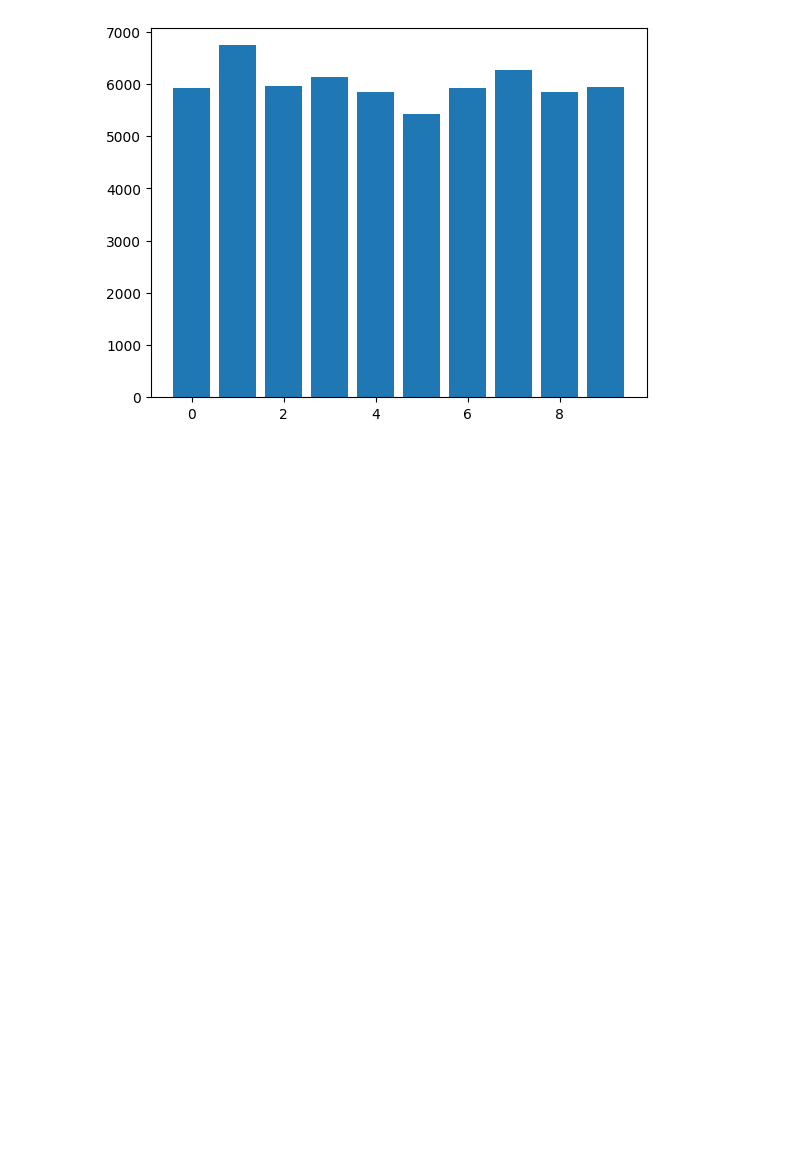
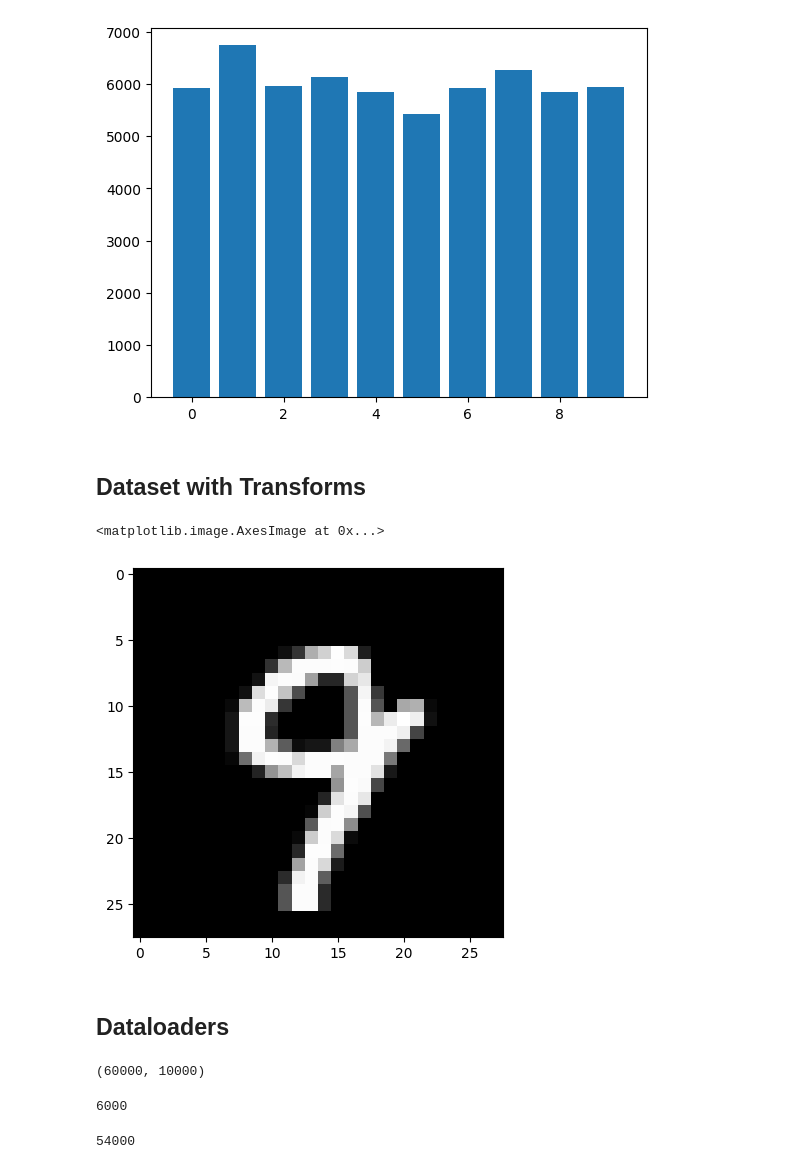
Before and after one commit to gouherdanish/mnist_classification, a Jupyter notebook: poc.ipynb, the cells around one changed output. Saved outputs shown, nothing was run; the diff lists cells and outputs as text; code cells hidden in the pictures; blank space fills up the shorter version.

```diff
--- a/poc.ipynb
+++ b/poc.ipynb
@@ -134,3 +134,17 @@ plt.bar(x=train_distribution_by_class.keys(),height=train_distribution_by_class.
 # %% [output]
 <BarContainer object of 10 artists>
 [figure]
+# %% [markdown]
+## Dataset with Transforms
+# %%
+transform = torchvision.transforms.Compose([
+    torchvision.transforms.ToTensor(),
+    torchvision.transforms.Normalize((0.5),(0.5))
+])
+# %%
+train_ds = torchvision.datasets.MNIST(
+    root="data",
+    train=True,
+    download=False,
+    transform=transform
+)
@@ -136,0 +158,22 @@ plt.bar(x=train_distribution_by_class.keys(),height=train_distribution_by_class.
+# %%
+plt.imshow(train_ds[0][0].squeeze().numpy(),cmap='gray')
+# %% [output]
+<matplotlib.image.AxesImage at 0x...>
+[figure, added]
+# %% [markdown]
+## Dataloaders
+# %%
+len(train_ds), len(test_ds)
+# %% [output]
+(60000, 10000)
+# %%
+validation_split = 0.1
+split = int(validation_split * len(train_ds))
+split
+# %% [output]
+6000
+# %%
+train_split = len(train_ds) - split
+train_split
+# %% [output]
+54000
```
Also changed, not shown: parts of 14 cells of this notebook.
